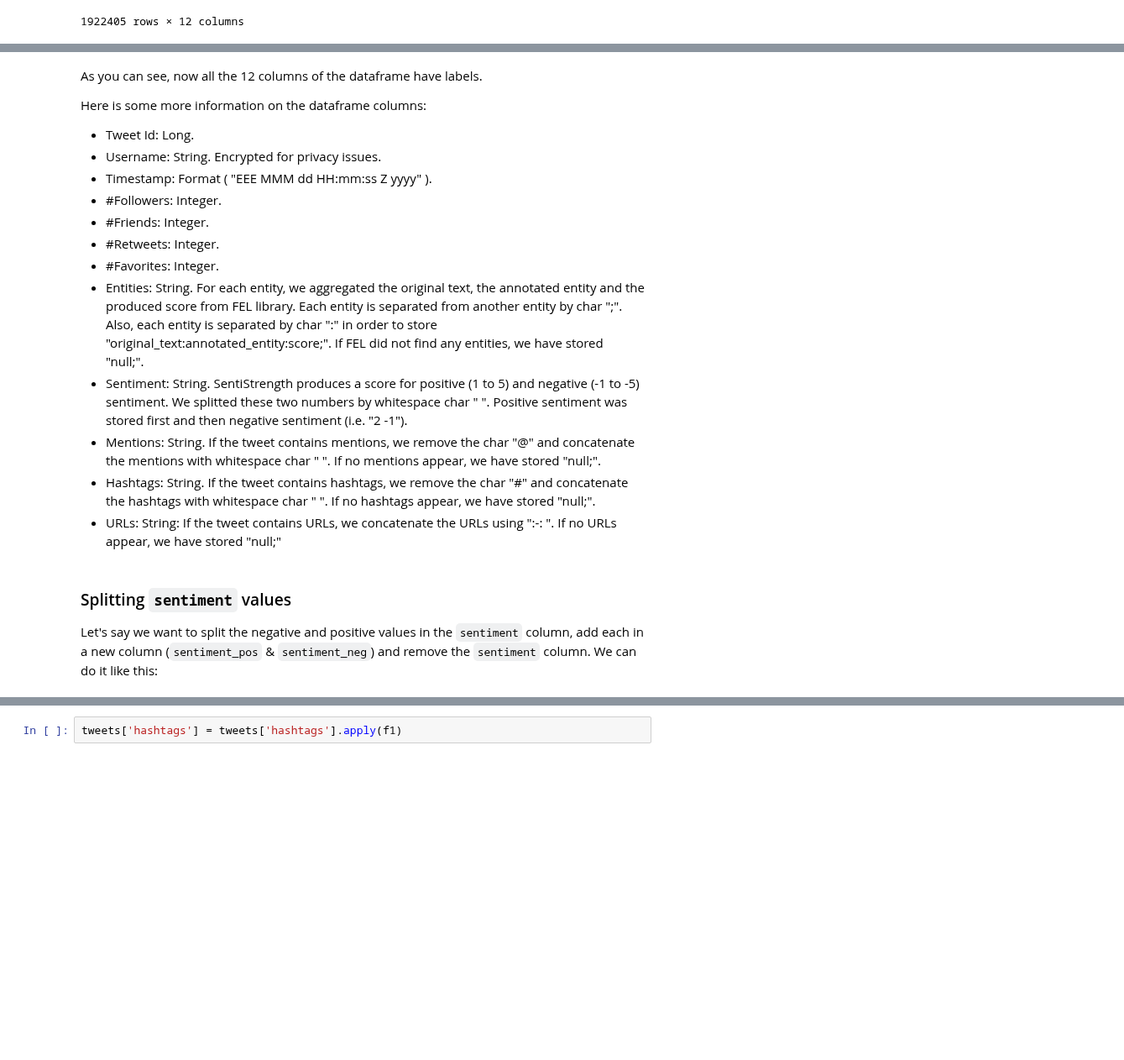
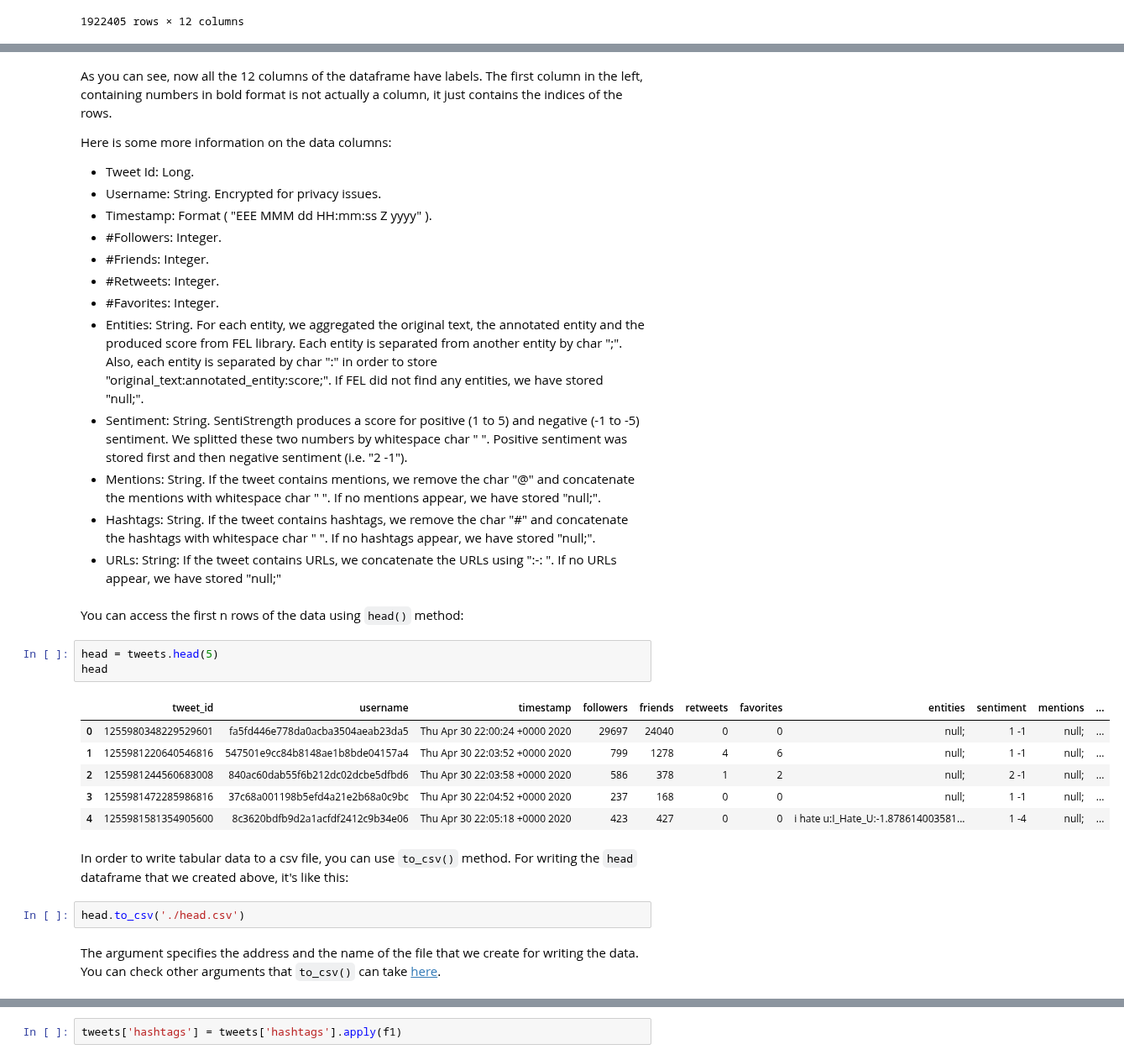
Before and after one commit to gesiscss/css_methods_python, a Jupyter notebook: a_introduction/2_data_handling_and_visualization.ipynb, the cells around one changed output, grey strips where cells are left out. Shown at 84% size. Drawn from its saved outputs; the diff is of its cells as text; blank space fills up the shorter version.

```diff
--- a/a_introduction/2_data_handling_and_visualization.ipynb
+++ b/a_introduction/2_data_handling_and_visualization.ipynb
@@ -714,7 +807,7 @@ tweets
 # %% [markdown]
-As you can see, now all the 12 columns of the dataframe have labels.
+As you can see, now all the 12 columns of the dataframe have labels. The first column in the left, containing numbers in bold format is not actually a column, it just contains the indices of the rows.
 
-Here is some more information on the dataframe columns:
+Here is some more information on the data columns:
 
 - Tweet Id: Long.
 - Username: String. Encrypted for privacy issues.
@@ -728,7 +821,21 @@ Here is some more information on the dataframe columns:
 - Mentions: String. If the tweet contains mentions, we remove the char "@" and concatenate the mentions with whitespace char " ". If no mentions appear, we have stored "null;".
 - Hashtags: String. If the tweet contains hashtags, we remove the char "#" and concatenate the hashtags with whitespace char " ". If no hashtags appear, we have stored "null;".
 - URLs: String: If the tweet contains URLs, we concatenate the URLs using ":-: ". If no URLs appear, we have stored "null;"
-# %% [markdown]
-### Splitting `sentiment` values
-
-Let's say we want to split the negative and positive values in the `sentiment` column, add each in a new column (`sentiment_pos` & `sentiment_neg`) and remove the `sentiment` column. We can do it like this:
+# %% [markdown]
+You can access the first n rows of the data using `head()` method:
+# %%
+head = tweets.head(5)
+head
+# %% [output]
+|  | tweet_id | username | timestamp | followers | friends | retweets | favorites | entities | sentiment | mentions | ... |
+| 0 | 1255980348229529601 | fa5fd446e778da0acba3504aeab23da5 | Thu Apr 30 22:00:24 +0000 2020 | 29697 | 24040 | 0 | 0 | null; | 1 -1 | null; | ... |
+| 1 | 1255981220640546816 | 547501e9cc84b8148ae1b8bde04157a4 | Thu Apr 30 22:03:52 +0000 2020 | 799 | 1278 | 4 | 6 | null; | 1 -1 | null; | ... |
+| 2 | 1255981244560683008 | 840ac60dab55f6b212dc02dcbe5dfbd6 | Thu Apr 30 22:03:58 +0000 2020 | 586 | 378 | 1 | 2 | null; | 2 -1 | null; | ... |
+| 3 | 1255981472285986816 | 37c68a001198b5efd4a21e2b68a0c9bc | Thu Apr 30 22:04:52 +0000 2020 | 237 | 168 | 0 | 0 | null; | 1 -1 | null; | ... |
+| 4 | 1255981581354905600 | 8c3620bdfb9d2a1acfdf2412c9b34e06 | Thu Apr 30 22:05:18 +0000 2020 | 423 | 427 | 0 | 0 | i hate u:I_Hate_U:-1.878614003581... | 1 -4 | null; | ... |
+# %% [markdown]
+In order to write tabular data to a csv file, you can use `to_csv()` method. For writing the `head` dataframe that we created above, it's like this:
+# %%
+head.to_csv('./head.csv')
+# %% [markdown]
+The argument specifies the address and the name of the file that we create for writing the data. You can check other arguments that `to_csv()` can take [here](https://pandas.pydata.org/docs/reference/api/pandas.DataFrame.to_csv.html).
```
Also changed, not shown: parts of 159 cells of this notebook.
